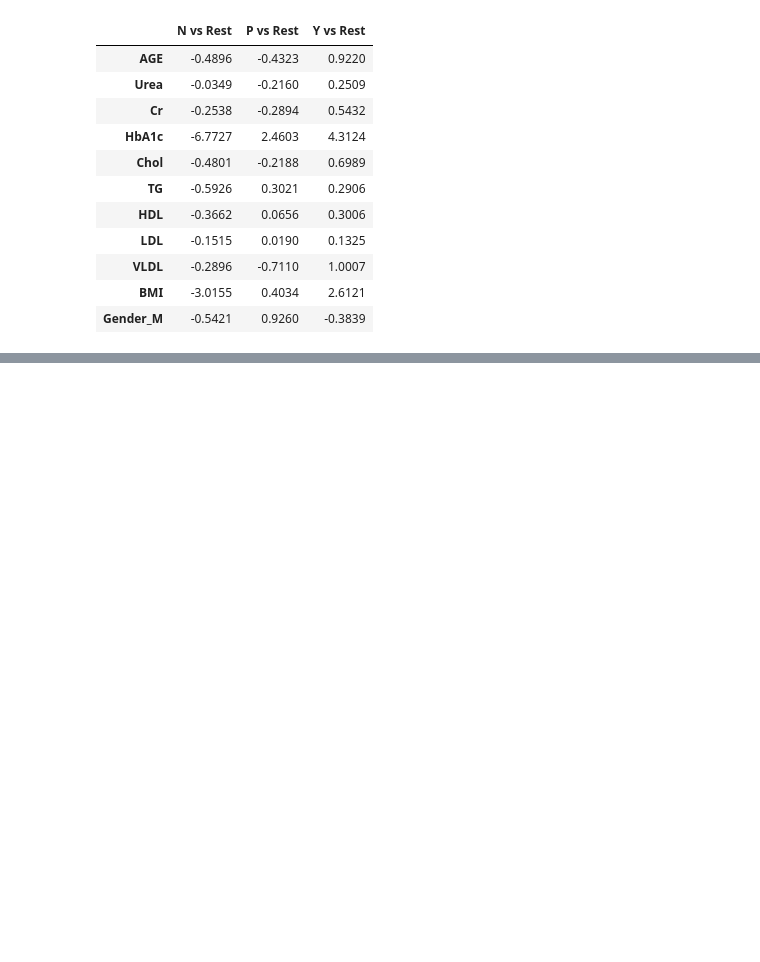
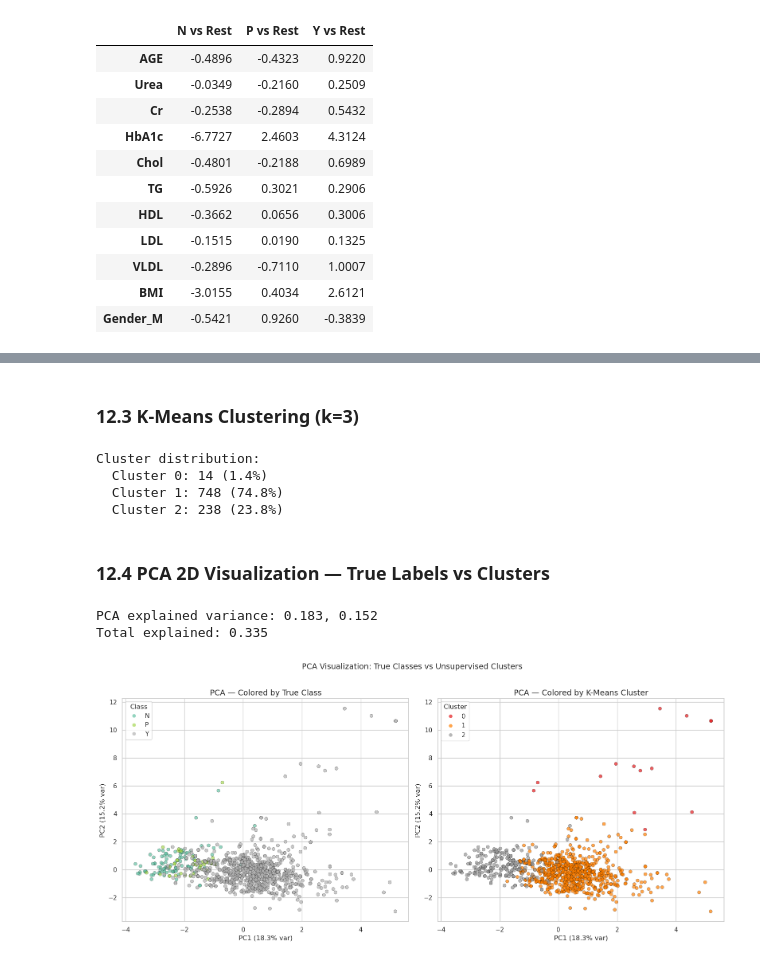
Before and after one commit to Aananda-giri/scripts, a Jupyter notebook: classification/classification_notebook.ipynb, the cells around one changed output, grey strips where cells are left out. Drawn from its saved outputs; the diff is of its cells as text; code cells hidden in the pictures; blank space fills up the shorter version.

```diff
--- a/classification/classification_notebook.ipynb
+++ b/classification/classification_notebook.ipynb
@@ -1140,0 +1228,57 @@ display(coef_df.round(4))
+# %% [markdown]
+### 12.3 K-Means Clustering (k=3)
+# %%
+# Fit K-Means with k=3 (matching the 3 diabetes classes)
+kmeans = KMeans(n_clusters=3, random_state=RANDOM_STATE, n_init=10)
+cluster_labels = kmeans.fit_predict(X_cluster_scaled)
+
+print('Cluster distribution:')
+for i in range(3):
+    count = (cluster_labels == i).sum()
+    print(f'  Cluster {i}: {count} ({count/len(cluster_labels)*100:.1f}%)')
+
+# Add cluster labels to dataset for analysis
+df_cluster['Cluster'] = cluster_labels
+df_cluster['True Class'] = label_encoder.inverse_transform(y_true_cluster)
+# %% [output]
+Cluster distribution:
+  Cluster 0: 14 (1.4%)
+  Cluster 1: 748 (74.8%)
+  Cluster 2: 238 (23.8%)
+# %% [markdown]
+### 12.4 PCA 2D Visualization — True Labels vs Clusters
+# %%
+# Reduce to 2D with PCA
+pca = PCA(n_components=2, random_state=RANDOM_STATE)
+X_pca = pca.fit_transform(X_cluster_scaled)
+
+print(f'PCA explained variance: {pca.explained_variance_ratio_[0]:.3f}, {pca.explained_variance_ratio_[1]:.3f}')
+print(f'Total explained: {pca.explained_variance_ratio_.sum():.3f}')
+
+fig, axes = plt.subplots(1, 2, figsize=(16, 7))
+
+# True labels
+scatter1 = axes[0].scatter(X_pca[:, 0], X_pca[:, 1], c=y_true_cluster,
+                           cmap='Set2', alpha=0.7, edgecolors='k', linewidth=0.3)
+axes[0].set_xlabel(f'PC1 ({pca.explained_variance_ratio_[0]:.1%} var)')
+axes[0].set_ylabel(f'PC2 ({pca.explained_variance_ratio_[1]:.1%} var)')
+axes[0].set_title('PCA — Colored by True Class')
+legend1 = axes[0].legend(*scatter1.legend_elements(), title='Class')
+for t, l in zip(label_encoder.classes_, legend1.get_texts()):
+    l.set_text(t)
+
+# Cluster assignments
+scatter2 = axes[1].scatter(X_pca[:, 0], X_pca[:, 1], c=cluster_labels,
+                           cmap='Set1', alpha=0.7, edgecolors='k', linewidth=0.3)
+axes[1].set_xlabel(f'PC1 ({pca.explained_variance_ratio_[0]:.1%} var)')
+axes[1].set_ylabel(f'PC2 ({pca.explained_variance_ratio_[1]:.1%} var)')
+axes[1].set_title('PCA — Colored by K-Means Cluster')
+legend2 = axes[1].legend(*scatter2.legend_elements(), title='Cluster')
+
+plt.suptitle('PCA Visualization: True Classes vs Unsupervised Clusters', fontsize=14, y=1.02)
+plt.tight_layout()
+plt.show()
+# %% [output]
+PCA explained variance: 0.183, 0.152
+Total explained: 0.335
+[figure, added]
```
Also changed, not shown: parts of 31 cells of this notebook.
